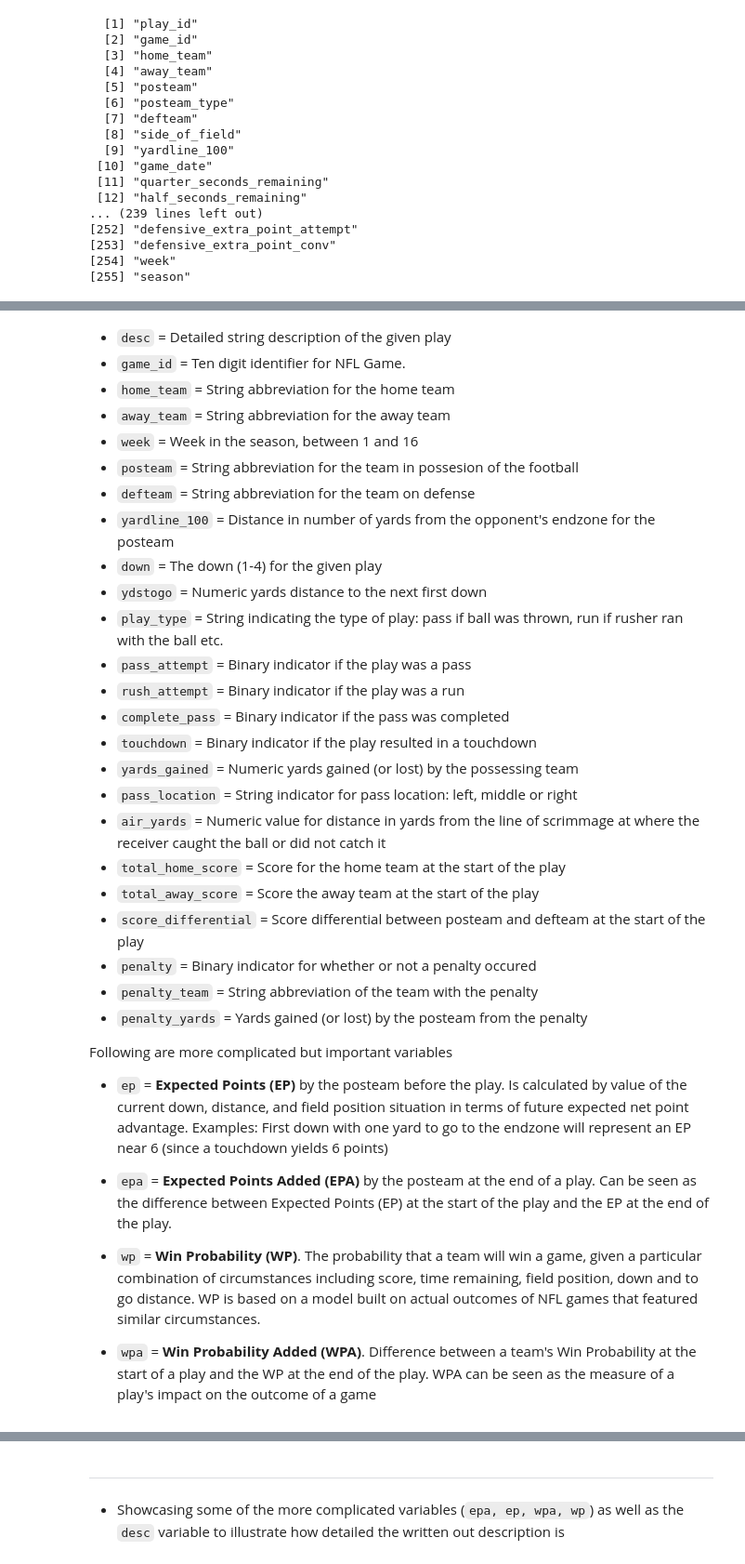
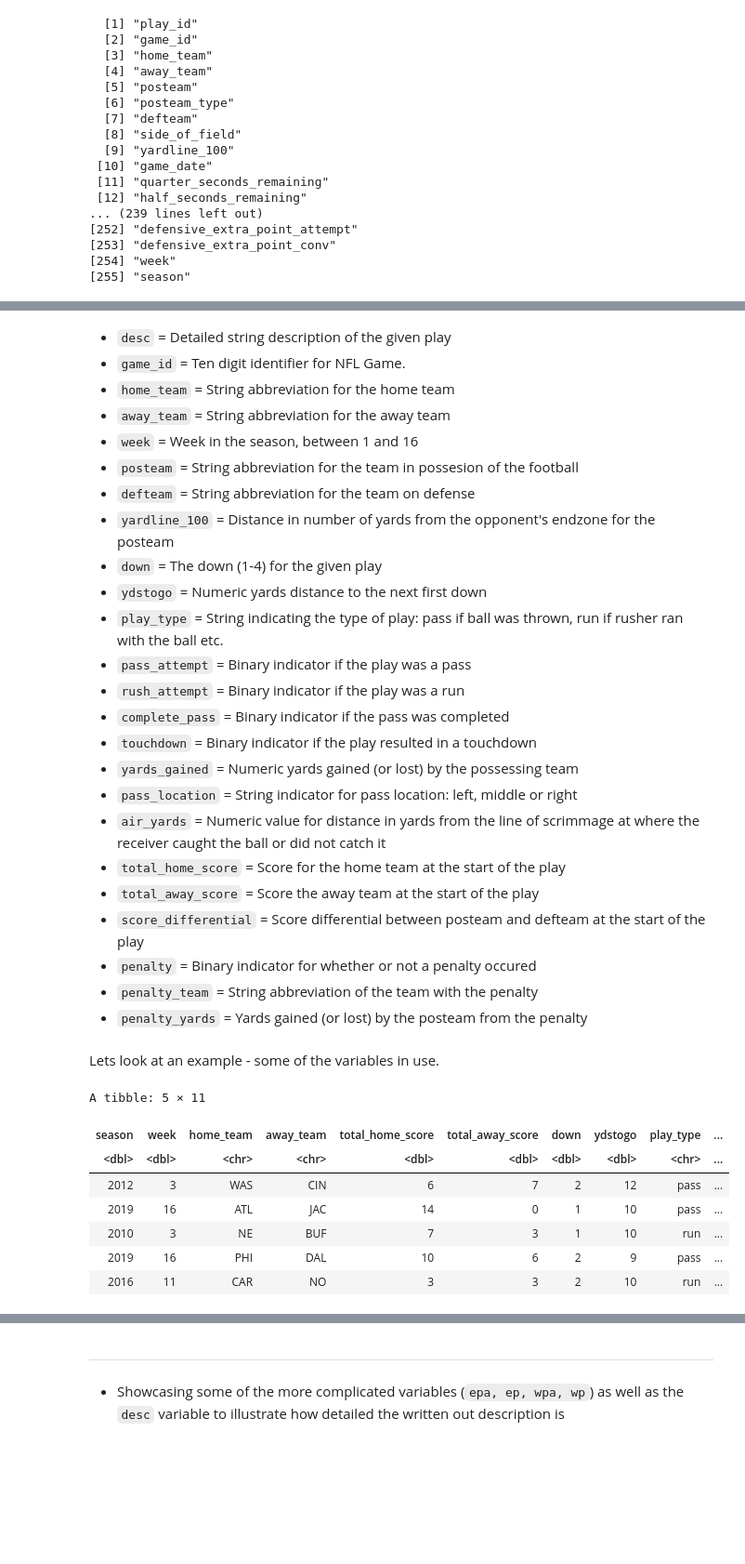
Before and after one commit to rennerm1/NFL-Data-Science-Project, a Jupyter notebook: NFL_Project.ipynb, the cells around one changed output, grey strips where cells are left out. Shown at 93% size. Cells and saved outputs as stored; diff of their text form; code cells hidden in the pictures; blank space fills up the shorter version.

```diff
--- a/NFL_Project.ipynb
+++ b/NFL_Project.ipynb
@@ -231,17 +245,18 @@ Some of these explanations are directly from the package documentation on cran.r
 * `penalty` = Binary indicator for whether or not a penalty occured
 * `penalty_team` = String abbreviation of the team with the penalty
 * `penalty_yards` = Yards gained (or lost) by the posteam from the penalty
-
-
-Following are more complicated but important variables
-
-* `ep` = **Expected Points (EP)** by the posteam before the play.  Is calculated by value of the current down, distance, and field position situation in terms of future expected net point advantage. Examples: First down with one yard to go to the endzone will represent an EP near 6 (since a touchdown yields 6 points)
-
-
-* `epa` = **Expected Points Added (EPA)** by the posteam at the end of a play. Can be seen as the difference between Expected Points (EP) at the start of the play and the EP at the end of the play.
-
-
-* `wp` = **Win Probability (WP)**. The probability that a team will win a game, given a particular combination of circumstances including score, time remaining, field position, down and to go distance. WP is based on a model built on actual outcomes of NFL games that featured similar circumstances.
-
-
-* `wpa` = **Win Probability Added (WPA)**. Difference between a team's Win Probability at the start of a play and the WP at the end of the play. WPA can be seen as the measure of a play's impact on the outcome of a game
+# %% [markdown]
+Lets look at an example - some of the variables in use.
+# %%
+pbp_all %>%
+select(season, week, home_team, away_team, total_home_score, total_away_score, down, ydstogo, play_type, yards_gained, penalty) %>%
+sample_n(5)
+# %% [output]
+A tibble: 5 × 11
+| season | week | home_team | away_team | total_home_score | total_away_score | down | ydstogo | play_type | ... |
+| <dbl> | <dbl> | <chr> | <chr> | <dbl> | <dbl> | <dbl> | <dbl> | <chr> | ... |
+| 2012 | 3 | WAS | CIN | 6 | 7 | 2 | 12 | pass | ... |
+| 2019 | 16 | ATL | JAC | 14 | 0 | 1 | 10 | pass | ... |
+| 2010 | 3 | NE | BUF | 7 | 3 | 1 | 10 | run | ... |
+| 2019 | 16 | PHI | DAL | 10 | 6 | 2 | 9 | pass | ... |
+| 2016 | 11 | CAR | NO | 3 | 3 | 2 | 10 | run | ... |
```
Also changed, not shown: parts of 12 cells of this notebook.
